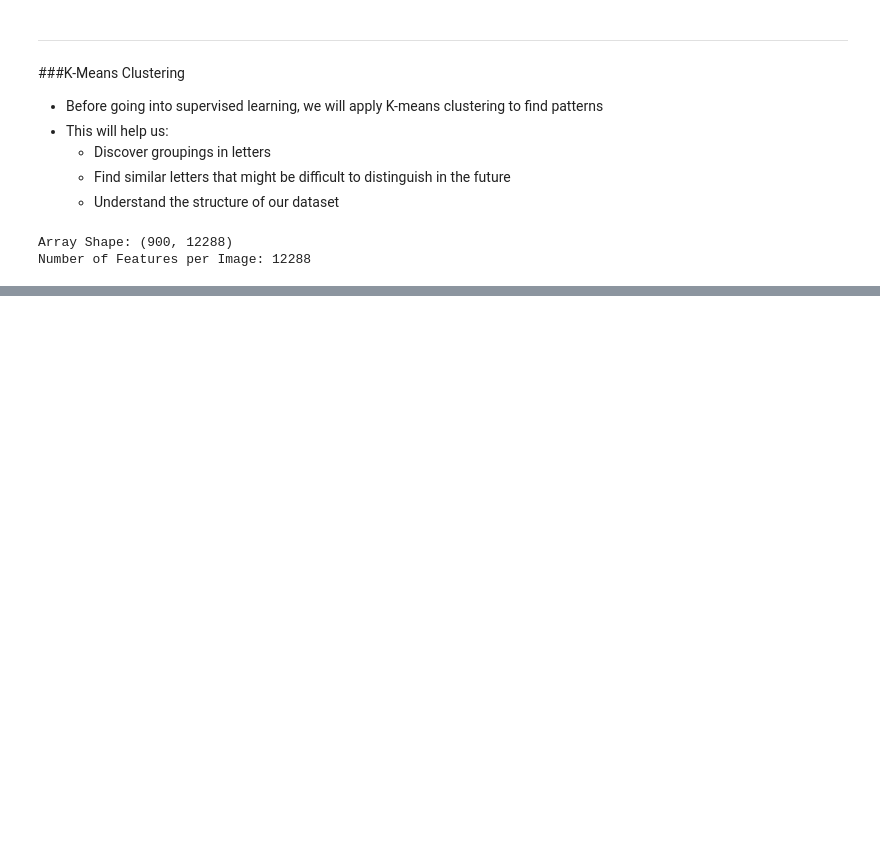
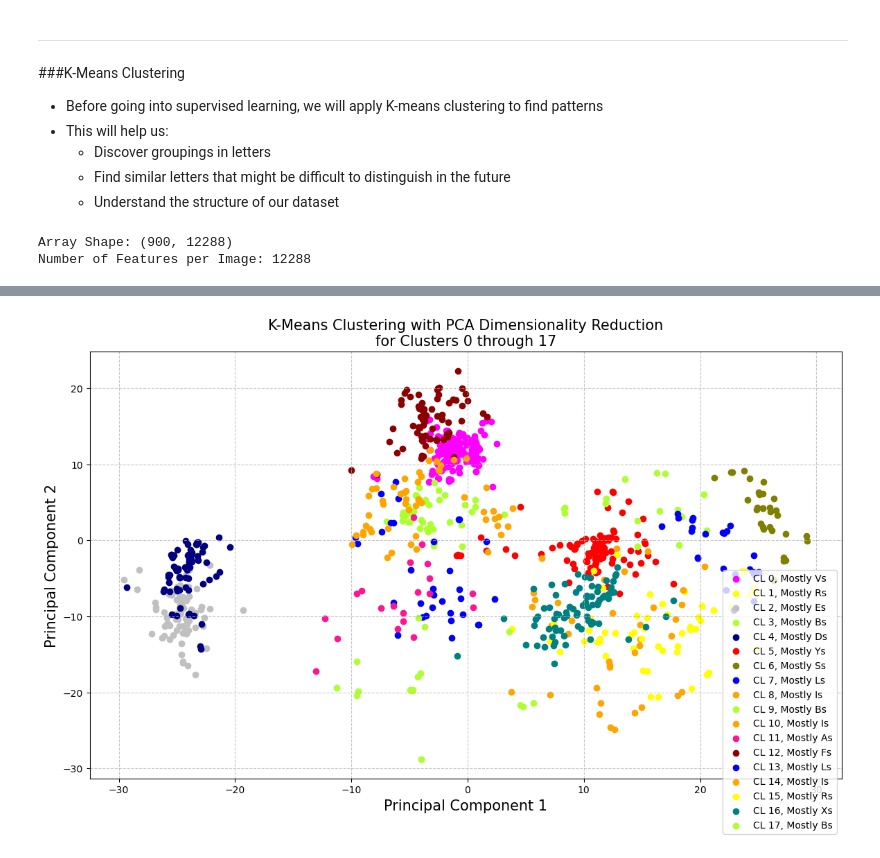
Before and after one commit to GriffinSnider/ASL_Fingerspelling_Recognition, a Jupyter notebook: ASL_Notebook.ipynb, the cells around one changed output, grey strips where cells are left out. Drawn from its saved outputs; the diff is of its cells as text; code cells hidden in the pictures; blank space fills up the shorter version.

```diff
--- a/ASL_Notebook.ipynb
+++ b/ASL_Notebook.ipynb
@@ -308,0 +346,61 @@ Silhouette Score: 0.1621472339139411
+# %%
+#sets the number of components
+n_components = 2
+#initializes PCA for reduction
+pca = PCA(n_components=n_components)
+#applies PCA and transforms the original data into 2D
+X_pca = pca.fit_transform(X)
+
+#color list
+letter_colormap = ['red', 'gold', 'darkred', 'yellow', 'orange', 'greenyellow',
+                  'peru', 'purple', 'deeppink', 'blue', 'cyan', 'magenta',
+                  'brown', 'olive', 'navy', 'teal', 'coral', 'silver']
+
+
+if len(letter_colormap) < len(asl_keep):
+    #if not enough colors, generate a new colormap dynamically
+    letter_colormap = plt.cm.tab20(np.linspace(0, 1, len(asl_keep)))
+
+#gets the unique ASL letters in the dataset
+unique_letters = list(set(y_sample))
+#creates a dataframe to map each letter to a color
+color_mapping = pd.DataFrame({
+    'color': letter_colormap[:len(unique_letters)],
+    'letter_label': unique_letters
+})
+
+#list to store colors for representative letters
+pca_colormap = []
+for letter in y_rep_letters:
+    #finds the color assigned to the current letter
+    assigned_color = color_mapping[color_mapping['letter_label'] == letter].iloc[0, 0]
+    #adds it to the color list
+    pca_colormap.append(assigned_color)
+
+#figure size for the plot
+plt.figure(figsize=(14, 8))
+
+#plots the PCA-transformed data points, colored by cluster
+for i in range(n_groups):
+    plt.scatter(
+        X_pca[kmeans_labs == i, 0],
+        X_pca[kmeans_labs == i, 1],
+        label=f'CL {i}, Mostly {y_sample[rep_letter_index[i]]}s',
+        color=pca_colormap[i]
+    )
+
+#adds a legend showing cluster labels and their dominant letter
+plt.legend(loc='upper right', bbox_to_anchor=(1, 0.5))
+#sets the title for the plot
+plt.title(f'K-Means Clustering with PCA Dimensionality Reduction\nfor Clusters 0 through {n_groups-1}',
+          fontsize=15)
+#labels the x axis
+plt.xlabel('Principal Component 1', fontsize=15)
+#labels the y axis
+plt.ylabel('Principal Component 2', fontsize=15)
+#adds a grid
+plt.grid(True, linestyle='--', alpha=0.7)
+#displays plot
+plt.show()
+# %% [output]
+[figure, added]
```
Also changed, not shown: parts of 5 cells of this notebook.
